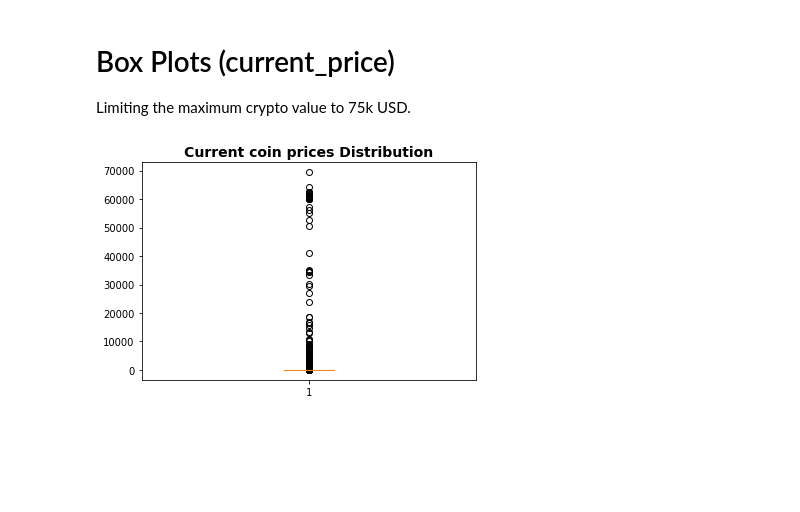
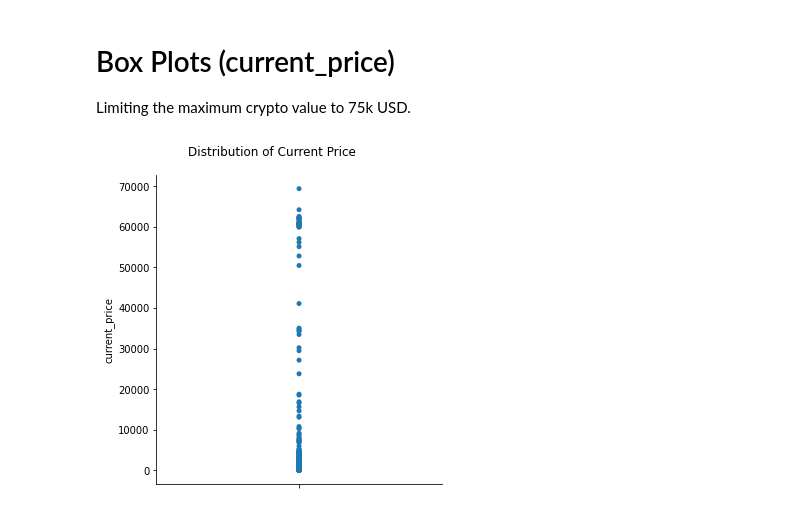
Before and after one commit to 2dukes/PROJ_PRI_2122, a Jupyter notebook: Statistics.ipynb, the cells around one changed output. Drawn from its saved outputs; the diff is of its cells as text; code cells hidden in the pictures; blank space fills up the shorter version.

Commit message:
Changed previous current prices boxplot to Seaborn catplot.

```diff
--- a/Statistics.ipynb
+++ b/Statistics.ipynb
@@ -157,10 +157,12 @@ Limiting the maximum crypto value to 75k USD.
 # %%
 # Highest price crypto https://www.coingecko.com/en/coins/aave-amm-uniwbtcusdc
 threshold = 75000
 current_prices = coin_data.dropna(subset=['current_price']).loc[coin_data['current_price'] < threshold][['current_price']]
 
-plt.title('Current coin prices Distribution', fontdict={'fontsize': 14, 'fontweight': 'bold'})
-plt.boxplot(current_prices)
-plt.savefig('stats/current_prices_box_plot.png')
+import seaborn as sb
+current_price_plot = sb.catplot(y="current_price", jitter=False, data=current_prices)
+current_price_plot.fig.subplots_adjust(top=0.9)
+current_price_plot.fig.suptitle('Distribution of Current Price')
+current_price_plot.savefig("stats/current_prices_plot.png")
 # %% [output]
-[figure, old version]
+[figure, new version]
```
Also changed, not shown: 3 other files.
